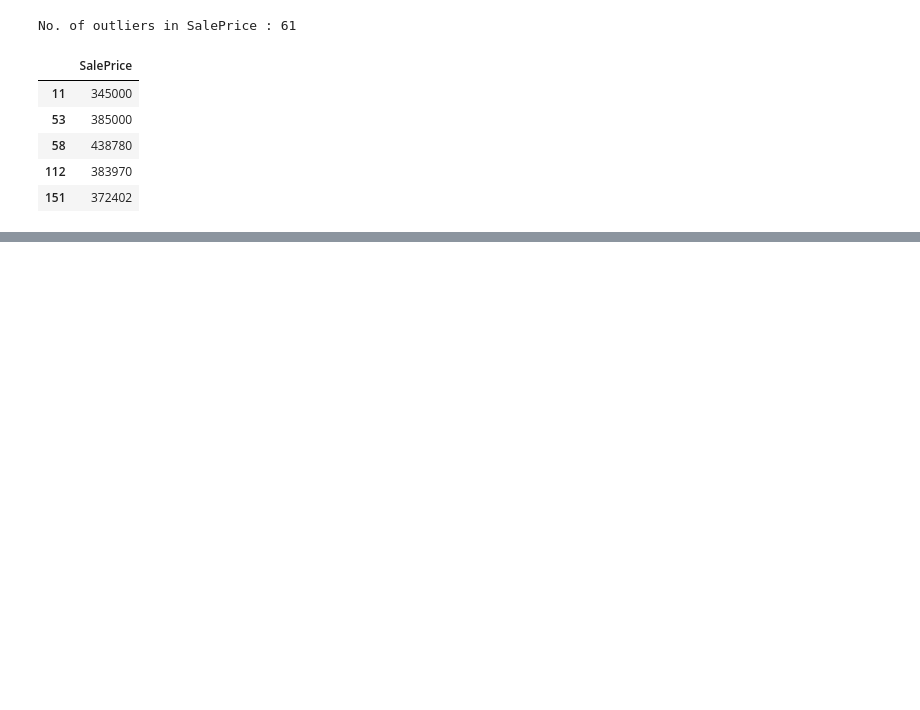
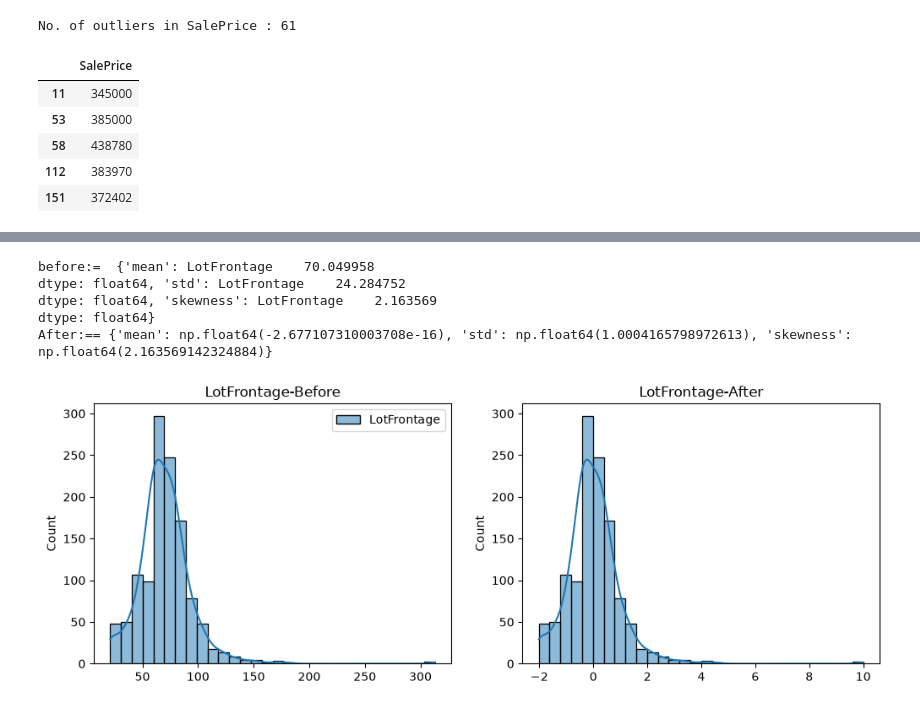
Before and after one commit to kanakamsandeep746-source/FeatureEngineering, a Jupyter notebook: feature.ipynb, the cells around one changed output, grey strips where cells are left out. Drawn from its saved outputs; the diff is of its cells as text; code cells hidden in the pictures; blank space fills up the shorter version.

```diff
--- a/feature.ipynb
+++ b/feature.ipynb
@@ -479,3 +470,0 @@ plt.show()
-# %%
-df['SalePrice_zscores']=zscore(df['SalePrice']).tolist()
-df['SalePrice_zscores']
@@ -522,7 +470,0 @@ from scipy.stats import median_abs_deviation
-# %%
-median=df["SalePrice"].median()
-mad=median_abs_deviation(df['SalePrice'])
-
-cons_z_value=0.675
-
-df['SalePrice_mod_z']=cons_z_value*(df['SalePrice']-median)/mad
@@ -603,0 +489,24 @@ np.int64(755000)
+# %%
+def compare_disturbutions(original,transformed,title):
+    fig,axes=plt.subplots(1,2,figsize=(12,4))
+    sns.histplot(original,bins=30,kde=True,ax=axes[0])
+    axes[0].set_title(f"{title}-Before")
+    sns.histplot(transformed,bins=30,kde=True,ax=axes[1])
+    axes[1].set_title(f"{title}-After")
+    plt.show()
+# %%
+col='LotFrontage'
+scaler=StandardScaler()
+lot_scaled=scaler.fit_transform(df[[col]])
+print("before:= ",summary_stats(df[[col]].dropna()))
+print("After:==",summary_stats(pd.Series(lot_scaled.flatten())))
+# %% [output]
+before:=  {'mean': LotFrontage    70.049958
+dtype: float64, 'std': LotFrontage    24.284752
+dtype: float64, 'skewness': LotFrontage    2.163569
+dtype: float64}
+After:== {'mean': np.float64(-2.677107310003708e-16), 'std': np.float64(1.0004165798972613), 'skewness': np.float64(2.163569142324884)}
+# %%
+compare_disturbutions(df[[col]],pd.Series(lot_scaled.flatten()),col)
+# %% [output]
+[figure, added]
```
Also changed, not shown: parts of 23 cells of this notebook.
